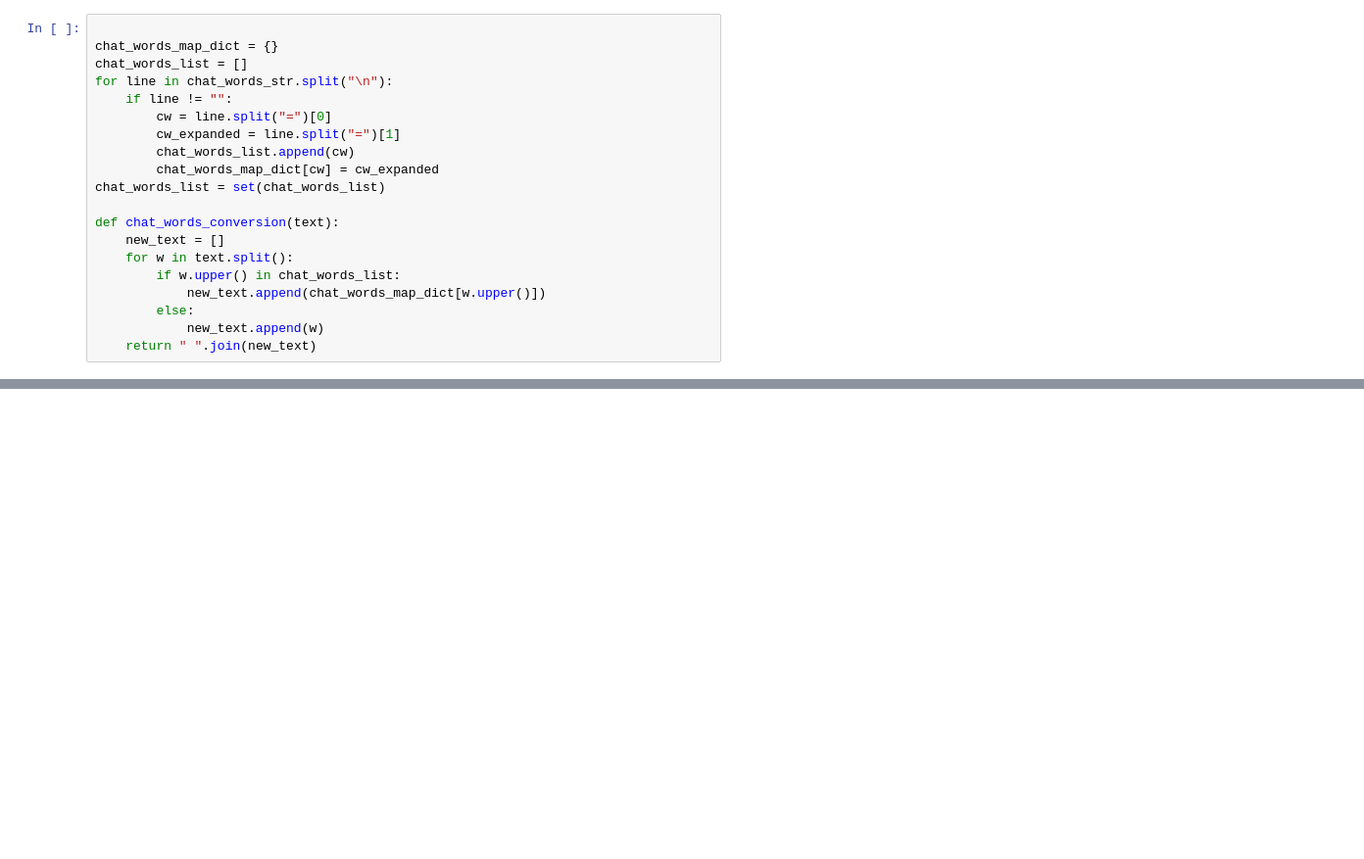
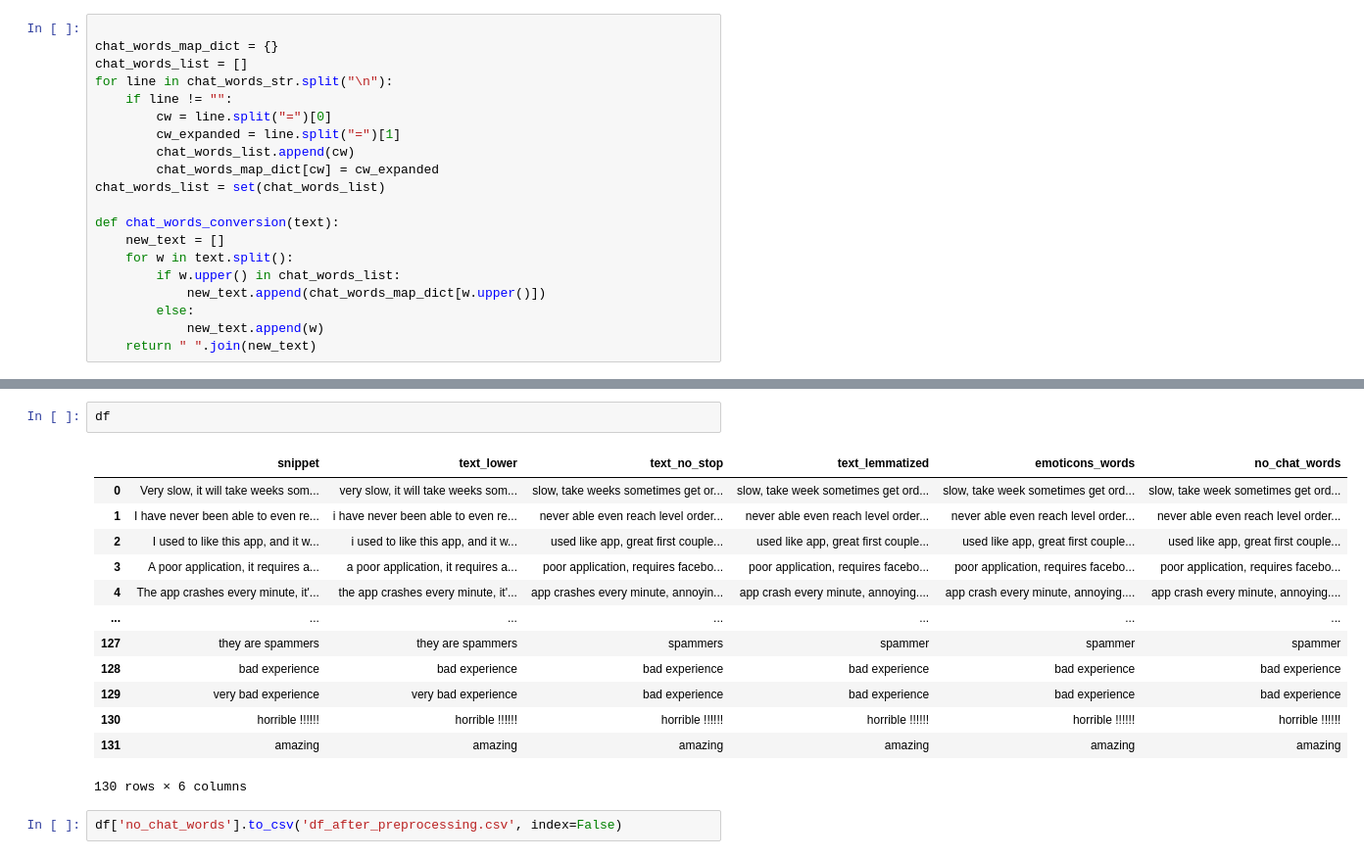
Before and after one commit to shamss778/Sentiment-Analysis-On-Dabchy-Reviews, a Jupyter notebook: preprocessing.ipynb, the cells around one changed output, grey strips where cells are left out. Shown: that part at 98% size. Saved outputs shown, nothing was run; the diff lists cells and outputs as text; blank space fills up the shorter version.

```diff
--- a/preprocessing.ipynb
+++ b/preprocessing.ipynb
@@ -437,0 +474,18 @@ Name: emoticons_words, Length: 132, dtype: object
+# %%
+df
+# %% [output]
+|  | snippet | text_lower | text_no_stop | text_lemmatized | emoticons_words | no_chat_words |
+| 0 | Very slow, it will take weeks som... | very slow, it will take weeks som... | slow, take weeks sometimes get or... | slow, take week sometimes get ord... | slow, take week sometimes get ord... | slow, take week sometimes get ord... |
+| 1 | I have never been able to even re... | i have never been able to even re... | never able even reach level order... | never able even reach level order... | never able even reach level order... | never able even reach level order... |
+| 2 | I used to like this app, and it w... | i used to like this app, and it w... | used like app, great first couple... | used like app, great first couple... | used like app, great first couple... | used like app, great first couple... |
+| 3 | A poor application, it requires a... | a poor application, it requires a... | poor application, requires facebo... | poor application, requires facebo... | poor application, requires facebo... | poor application, requires facebo... |
+| 4 | The app crashes every minute, it'... | the app crashes every minute, it'... | app crashes every minute, annoyin... | app crash every minute, annoying.... | app crash every minute, annoying.... | app crash every minute, annoying.... |
+| ... | ... | ... | ... | ... | ... | ... |
+| 127 | they are spammers | they are spammers | spammers | spammer | spammer | spammer |
+| 128 | bad experience | bad experience | bad experience | bad experience | bad experience | bad experience |
+| 129 | very bad experience | very bad experience | bad experience | bad experience | bad experience | bad experience |
+| 130 | horrible !!!!!! | horrible !!!!!! | horrible !!!!!! | horrible !!!!!! | horrible !!!!!! | horrible !!!!!! |
+| 131 | amazing | amazing | amazing | amazing | amazing | amazing |
+130 rows × 6 columns
+# %%
+df['no_chat_words'].to_csv('df_after_preprocessing.csv', index=False)
```
Also changed, not shown: parts of 10 cells of this notebook, 3 other files.
